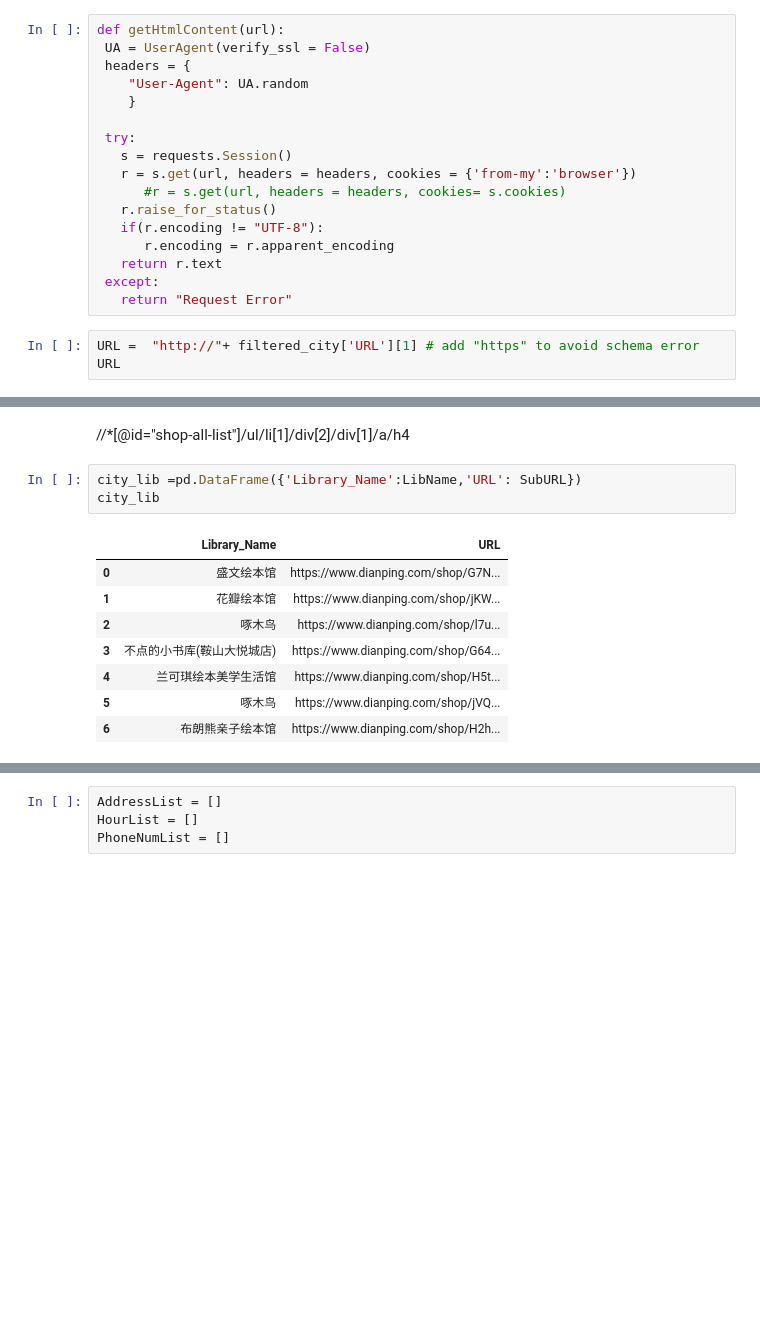
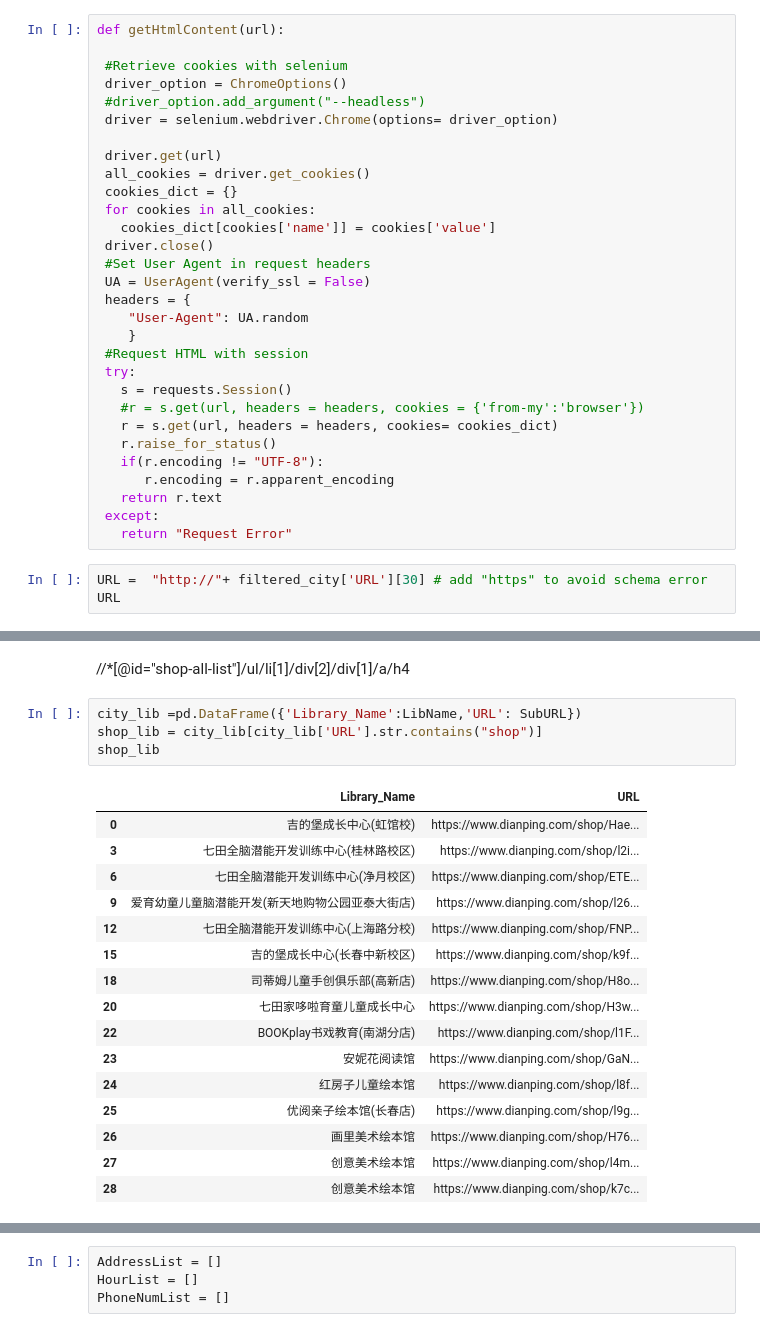
Before and after one commit to ucsb-dreamlab/dianpingBusinessScrape, a Jupyter notebook: Scrape_unique_URL.ipynb, the cells around one changed output, grey strips where cells are left out. Cells and saved outputs as stored; diff of their text form; blank space fills up the shorter version.

```diff
--- a/Scrape_unique_URL.ipynb
+++ b/Scrape_unique_URL.ipynb
@@ -54,14 +77,27 @@ display(filtered_city)
 # %%
 def getHtmlContent(url):
+
+ #Retrieve cookies with selenium
+ driver_option = ChromeOptions()
+ #driver_option.add_argument("--headless")
+ driver = selenium.webdriver.Chrome(options= driver_option)
+
+ driver.get(url)
+ all_cookies = driver.get_cookies()
+ cookies_dict = {}
+ for cookies in all_cookies:
+   cookies_dict[cookies['name']] = cookies['value']
+ driver.close()
+ #Set User Agent in request headers
  UA = UserAgent(verify_ssl = False)
  headers = {
     "User-Agent": UA.random
     }
-
+ #Request HTML with session
  try:
    s = requests.Session()
-   r = s.get(url, headers = headers, cookies = {'from-my':'browser'})
-      #r = s.get(url, headers = headers, cookies= s.cookies)
+   #r = s.get(url, headers = headers, cookies = {'from-my':'browser'})
+   r = s.get(url, headers = headers, cookies= cookies_dict)
    r.raise_for_status()
    if(r.encoding != "UTF-8"):
       r.encoding = r.apparent_encoding
@@ -69,6 +105,6 @@ def getHtmlContent(url):
  except:
    return "Request Error"
 # %%
-URL =  "http://"+ filtered_city['URL'][1] # add "https" to avoid schema error
+URL =  "http://"+ filtered_city['URL'][30] # add "https" to avoid schema error
 URL
 # %% [output]
@@ -107,15 +143,24 @@ for div in soup.find_all(class_ = "tit"):
 //*[@id="shop-all-list"]/ul/li[1]/div[2]/div[1]/a/h4
 # %%
 city_lib =pd.DataFrame({'Library_Name':LibName,'URL': SubURL})
-city_lib
+shop_lib = city_lib[city_lib['URL'].str.contains("shop")]
+shop_lib
 # %% [output]
 |  | Library_Name | URL |
-| 0 | 盛文绘本馆 | https://www.dianping.com/shop/G7N... |
-| 1 | 花瓣绘本馆 | https://www.dianping.com/shop/jKW... |
-| 2 | 啄木鸟 | https://www.dianping.com/shop/l7u... |
-| 3 | 不点的小书库(鞍山大悦城店) | https://www.dianping.com/shop/G64... |
-| 4 | 兰可琪绘本美学生活馆 | https://www.dianping.com/shop/H5t... |
-| 5 | 啄木鸟 | https://www.dianping.com/shop/jVQ... |
-| 6 | 布朗熊亲子绘本馆 | https://www.dianping.com/shop/H2h... |
+| 0 | 吉的堡成长中心(虹馆校) | https://www.dianping.com/shop/Hae... |
+| 3 | 七田全脑潜能开发训练中心(桂林路校区) | https://www.dianping.com/shop/l2i... |
+| 6 | 七田全脑潜能开发训练中心(净月校区) | https://www.dianping.com/shop/ETE... |
+| 9 | 爱育幼童儿童脑潜能开发(新天地购物公园亚泰大街店) | https://www.dianping.com/shop/l26... |
+| 12 | 七田全脑潜能开发训练中心(上海路分校) | https://www.dianping.com/shop/FNP... |
+| 15 | 吉的堡成长中心(长春中新校区) | https://www.dianping.com/shop/k9f... |
+| 18 | 司蒂姆儿童手创俱乐部(高新店) | https://www.dianping.com/shop/H8o... |
+| 20 | 七田家哆啦育童儿童成长中心 | https://www.dianping.com/shop/H3w... |
+| 22 | BOOKplay书戏教育(南湖分店) | https://www.dianping.com/shop/l1F... |
+| 23 | 安妮花阅读馆 | https://www.dianping.com/shop/GaN... |
+| 24 | 红房子儿童绘本馆 | https://www.dianping.com/shop/l8f... |
+| 25 | 优阅亲子绘本馆(长春店) | https://www.dianping.com/shop/l9g... |
+| 26 | 画里美术绘本馆 | https://www.dianping.com/shop/H76... |
+| 27 | 创意美术绘本馆 | https://www.dianping.com/shop/l4m... |
+| 28 | 创意美术绘本馆 | https://www.dianping.com/shop/k7c... |
 # %%
 subpage_soup = []
```
Also changed, not shown: parts of 14 cells of this notebook.
